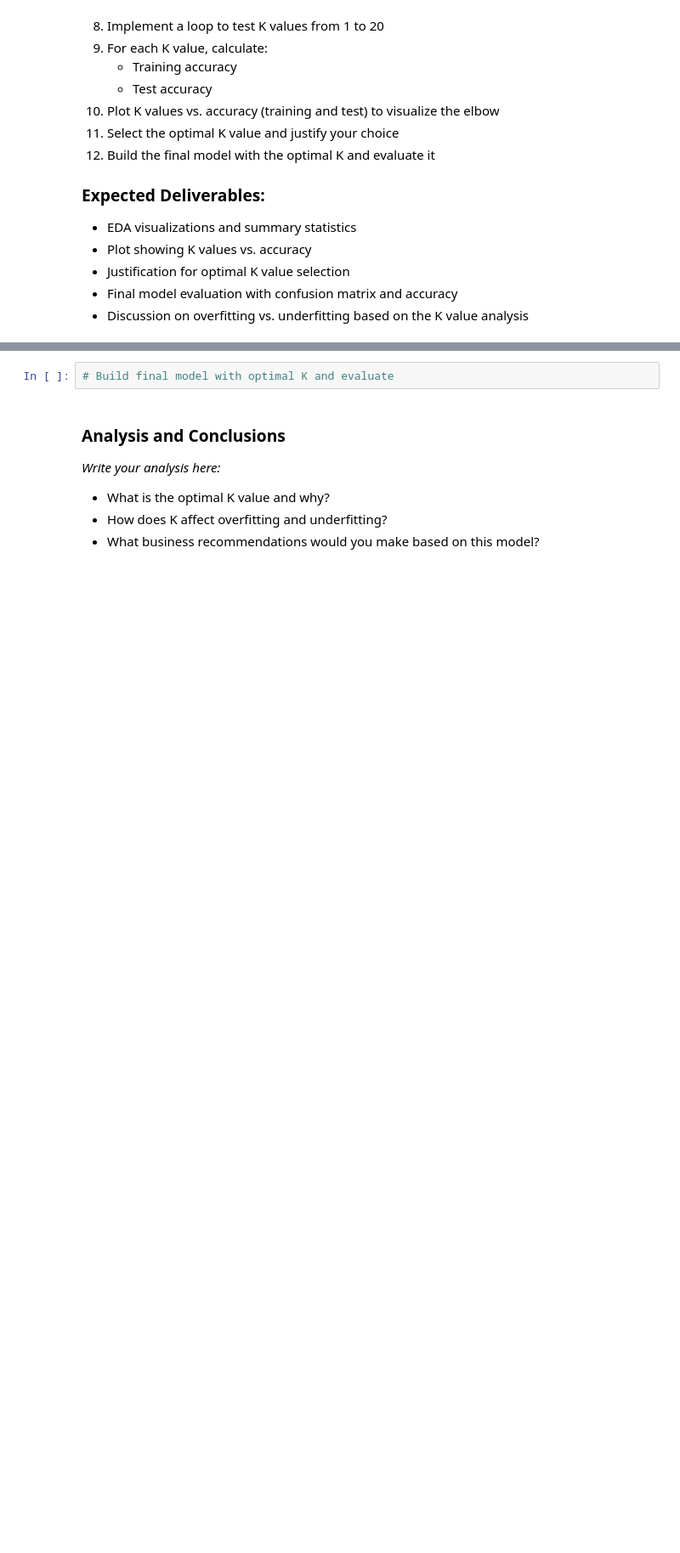
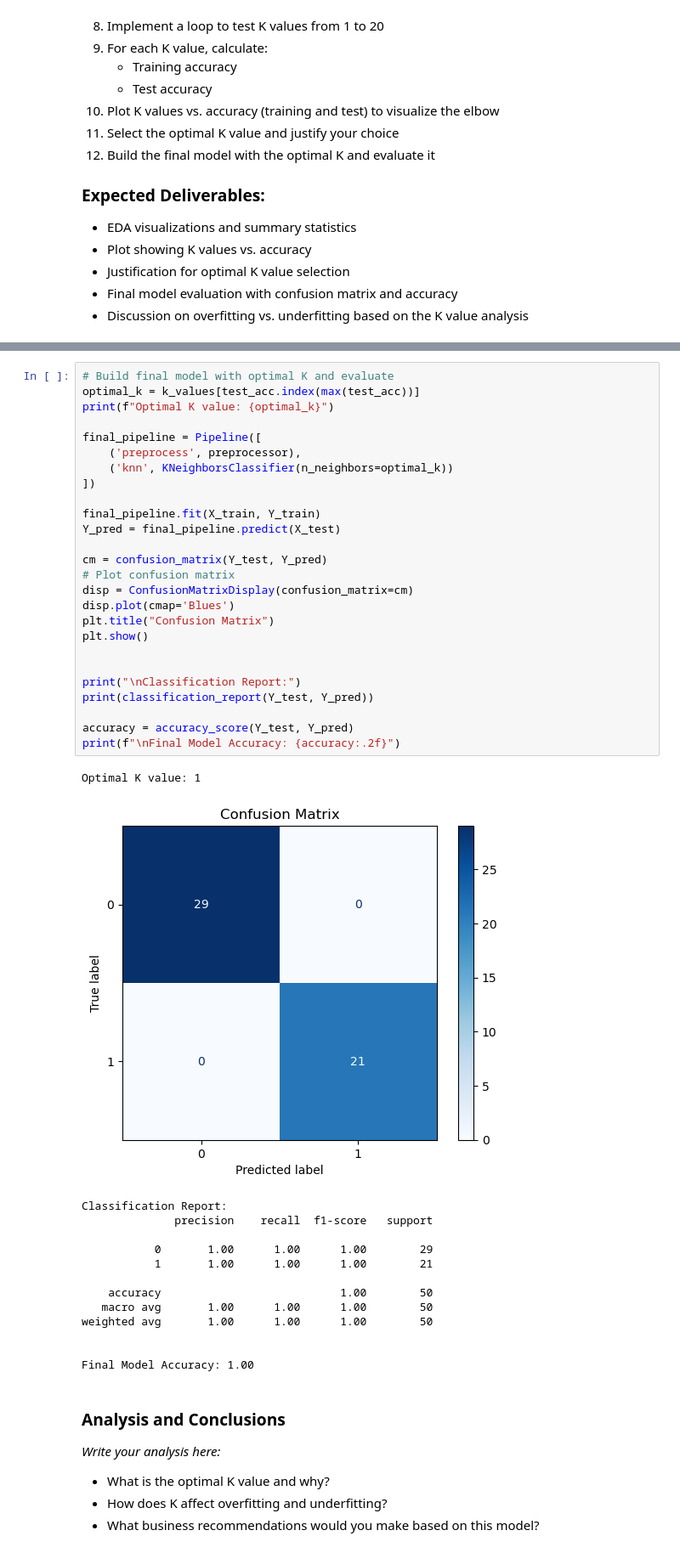
Before and after one commit to Blessing-Ekeh/dataraflow-week17-Classification-models, a Jupyter notebook: Take Home.ipynb, the cells around one changed output, grey strips where cells are left out. Shown at 85% size. Saved outputs shown, nothing was run; the diff lists cells and outputs as text; blank space fills up the shorter version.

```diff
--- a/Take Home.ipynb
+++ b/Take Home.ipynb
@@ -415,5 +592,44 @@ These assignments require deeper analysis and application of the concepts learne
 # %%
 # Build final model with optimal K and evaluate
+optimal_k = k_values[test_acc.index(max(test_acc))]
+print(f"Optimal K value: {optimal_k}")
+
+final_pipeline = Pipeline([
+    ('preprocess', preprocessor),
+    ('knn', KNeighborsClassifier(n_neighbors=optimal_k))
+])
+
+final_pipeline.fit(X_train, Y_train)
+Y_pred = final_pipeline.predict(X_test)
+
+cm = confusion_matrix(Y_test, Y_pred)
+# Plot confusion matrix
+disp = ConfusionMatrixDisplay(confusion_matrix=cm)
+disp.plot(cmap='Blues')
+plt.title("Confusion Matrix")
+plt.show()
+
+
+print("\nClassification Report:")
+print(classification_report(Y_test, Y_pred))
+
+accuracy = accuracy_score(Y_test, Y_pred)
+print(f"\nFinal Model Accuracy: {accuracy:.2f}")
+# %% [output]
+Optimal K value: 1
+[figure, added]
+Classification Report:
+              precision    recall  f1-score   support
+
+           0       1.00      1.00      1.00        29
+           1       1.00      1.00      1.00        21
+
+    accuracy                           1.00        50
+   macro avg       1.00      1.00      1.00        50
+weighted avg       1.00      1.00      1.00        50
+
+
+Final Model Accuracy: 1.00
 # %% [markdown]
 ### Analysis and Conclusions
 
```
Also changed, not shown: parts of 17 cells of this notebook.
